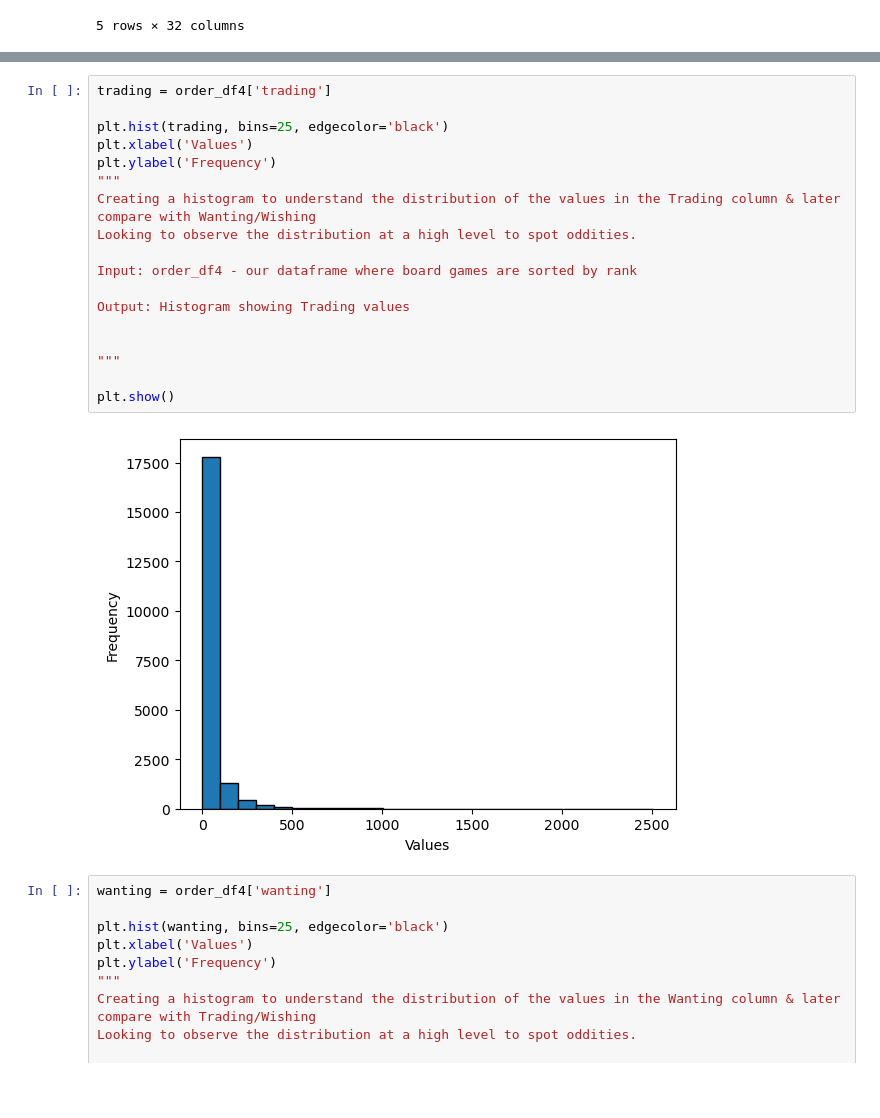
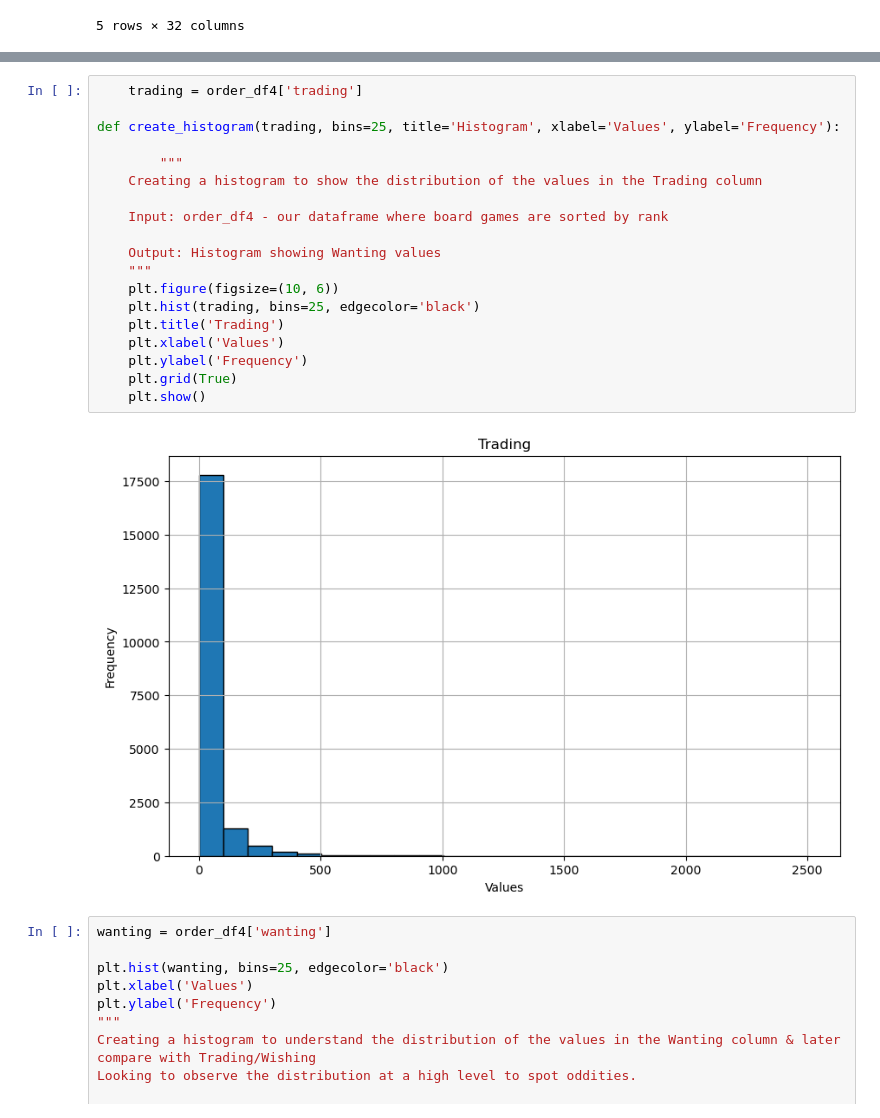
Before and after one commit to 4heeza/Udacity_DataScientist_Project1, a Jupyter notebook: Project 1 - Co-operative Board Game Mechanics Analysis (Post-Review 2).ipynb, the cells around one changed output, grey strips where cells are left out. Saved outputs shown, nothing was run; the diff lists cells and outputs as text; blank space fills up the shorter version.

Commit message:
Add files via upload
Added function to create Trading histogram (def create_histogram)
Checked no errors were occurred upon run

```diff
--- a/Project 1 - Co-operative Board Game Mechanics Analysis (Post-Review 2).ipynb
+++ b/Project 1 - Co-operative Board Game Mechanics Analysis (Post-Review 2).ipynb
@@ -864,23 +878,24 @@ order_df4['trading'] = order_df4['trading'].astype(int)
 # %%
-trading = order_df4['trading']
+    trading = order_df4['trading']
 
-plt.hist(trading, bins=25, edgecolor='black')
-plt.xlabel('Values')
-plt.ylabel('Frequency')
-"""
-Creating a histogram to understand the distribution of the values in the Trading column & later compare with Wanting/Wishing
-Looking to observe the distribution at a high level to spot oddities.
+def create_histogram(trading, bins=25, title='Histogram', xlabel='Values', ylabel='Frequency'):
 
-Input: order_df4 - our dataframe where board games are sorted by rank
+        """
+    Creating a histogram to show the distribution of the values in the Trading column
 
-Output: Histogram showing Trading values
+    Input: order_df4 - our dataframe where board games are sorted by rank
 
-
-"""
-
-plt.show()
+    Output: Histogram showing Wanting values
+    """
+    plt.figure(figsize=(10, 6))
+    plt.hist(trading, bins=25, edgecolor='black')
+    plt.title('Trading')
+    plt.xlabel('Values')
+    plt.ylabel('Frequency')
+    plt.grid(True)
+    plt.show()
 # %% [output]
-[figure, old version]
+[figure, new version]
 # %%
 wanting = order_df4['wanting']
 
```
Also changed, not shown: parts of 15 cells of this notebook.
